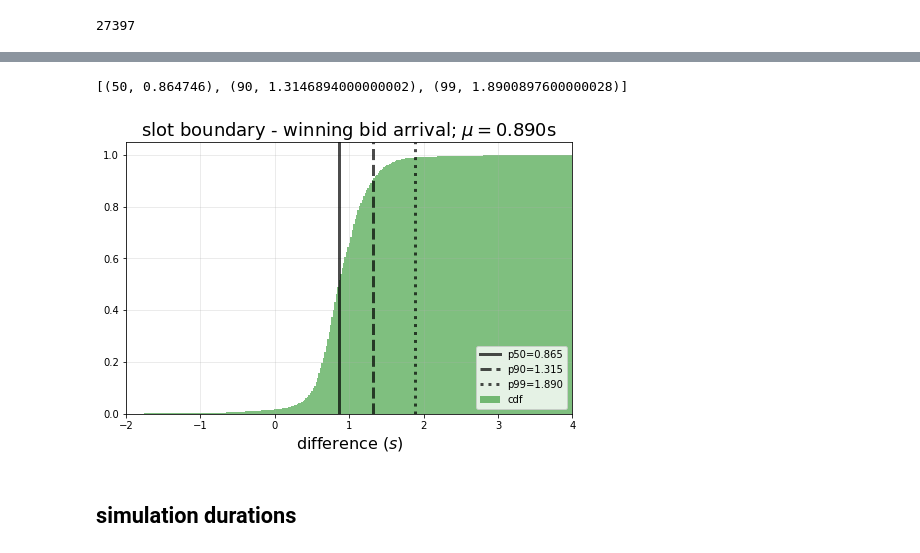
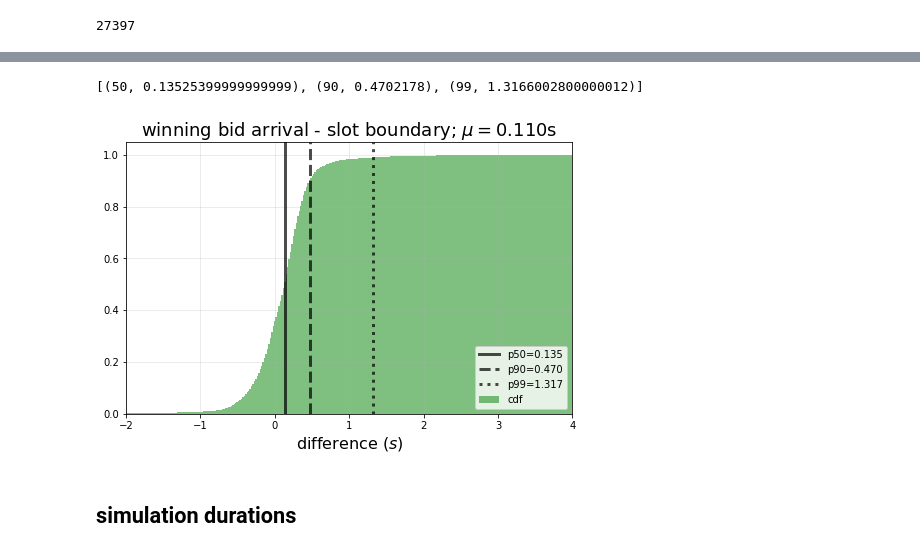
Before and after one commit to michaelneuder/relay-data, a Jupyter notebook: frontier.ipynb, the cells around one changed output, grey strips where cells are left out. Saved outputs shown, nothing was run; the diff lists cells and outputs as text; code cells hidden in the pictures.

```diff
--- a/frontier.ipynb
+++ b/frontier.ipynb
@@ -124,7 +124,7 @@ len(mwins)
 27397
 # %%
 mwins['slot_boundary'] = np.asarray([pd.Timestamp(x).round(freq='12S') for x in mwins['received_at'].values])
-mwins['diff'] = [v.total_seconds() for v in mwins['slot_boundary'] - mwins['received_at']]
+mwins['diff'] = [v.total_seconds()+1 for v in mwins['received_at']-mwins['slot_boundary']]
 mwins.head()
 # %% [output]
 |  | slot | bh | received_at | eligible_at | slot_boundary | diff |
@@ -137,24 +137,24 @@ mwins.head()
 percs = [(int(i*100), np.quantile(mwins['diff'], i)) for i in [.50, .90, .99]]
 percs
 # %% [output]
-[(50, 0.864746), (90, 1.3146894000000002), (99, 1.8900897600000028)]
+[(50, 0.13525399999999999), (90, 0.4702178), (99, 1.3166002800000012)]
 # %%
 f, ax = plt.subplots(figsize=(8,5))
 
 bins = np.histogram(mwins['diff'], bins=600)[1]
 # ax.hist(mwins['diff'], bins, color='b', alpha=0.5, cumulative=0, density=True, label='pdf')
 ax.hist(mwins['diff'], bins, color='g', alpha=0.5, cumulative=1, density=True, label='cdf')
 linestyle = ['-', '--', ':']
 for i, v in enumerate(percs):
     ax.axvline(v[1], label='p{}={:0.3f}'.format(v[0], v[1]), color='k', linestyle=linestyle[i], linewidth=3, alpha=0.7)
 
 ax.set_xlim(-2,4)
 ax.set_xlabel('difference $(s)$', size=16)
-ax.set_title('slot boundary - winning bid arrival; $\mu={:0.3f}$s'.format(mwins['diff'].mean()), size=18)
+ax.set_title('winning bid arrival - slot boundary; $\mu={:0.3f}$s'.format(mwins['diff'].mean()), size=18)
 plt.legend(loc=4)
 plt.show()
 # %% [output]
-[figure, old version]
+[figure, new version]
 # %% [markdown]
 ## simulation durations
 # %%
```
Also changed, not shown: parts of 1 cell of this notebook, 3 other files.
